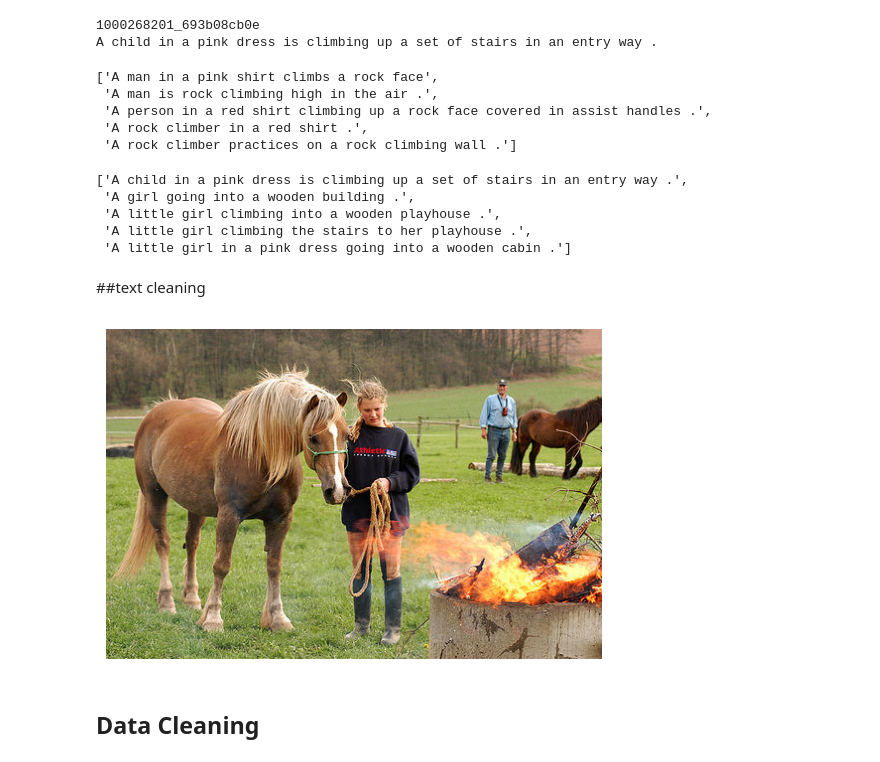
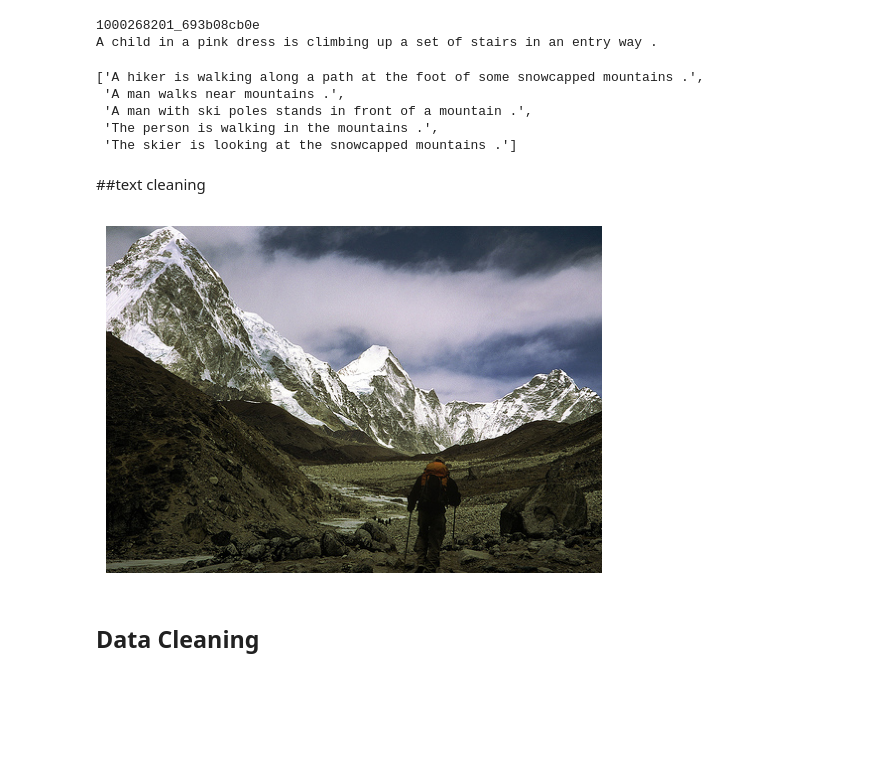
Before and after one commit to AkshatVarshney10/Caption-Generation, a Jupyter notebook: Copy_of_Untitled.ipynb, the cells around one changed output. Drawn from its saved outputs; the diff is of its cells as text; code cells hidden in the pictures; blank space fills up the shorter version.

```diff
--- a/Copy_of_Untitled.ipynb
+++ b/Copy_of_Untitled.ipynb
@@ -70,36 +70,28 @@ for x in captions:
     #add the caption in the particular list corresponding to its image id
     descriptions[img_name].append(second)
 # %%
-descriptions["997722733_0cb5439472"]
+descriptions["96985174_31d4c6f06d"]
 # %% [output]
-['A man in a pink shirt climbs a rock face',
- 'A man is rock climbing high in the air .',
- 'A person in a red shirt climbing up a rock face covered in assist handles .',
- 'A rock climber in a red shirt .',
- 'A rock climber practices on a rock climbing wall .']
+['A hiker is walking along a path at the foot of some snowcapped mountains .',
+ 'A man walks near mountains .',
+ 'A man with ski poles stands in front of a mountain .',
+ 'The person is walking in the mountains .',
+ 'The skier is looking at the snowcapped mountains .']
-# %%
-descriptions["1000268201_693b08cb0e"]
-# %% [output]
-['A child in a pink dress is climbing up a set of stairs in an entry way .',
- 'A girl going into a wooden building .',
- 'A little girl climbing into a wooden playhouse .',
- 'A little girl climbing the stairs to her playhouse .',
- 'A little girl in a pink dress going into a wooden cabin .']
 # %% [markdown]
 ##text cleaning
 # %%
 IMG_PATH = "/content/drive/My Drive/Images/"
 import cv2
 import matplotlib.pyplot as plt
 
-img = cv2.imread(IMG_PATH+"1000268201_693b08cb0e.jpg")
+img = cv2.imread(IMG_PATH+"96985174_31d4c6f06d.jpg")
 #cv2 reads image in BGR format so converting into RGB format
 img = cv2.cvtColor(img,cv2.COLOR_BGR2RGB)
 plt.imshow(img)
 plt.axis("off")
 plt.show()
 # %% [output]
-[figure, old version]
+[figure, new version]
 # %% [markdown]
 ## Data Cleaning
 # %%
```
Also changed, not shown: parts of 8 cells of this notebook.
